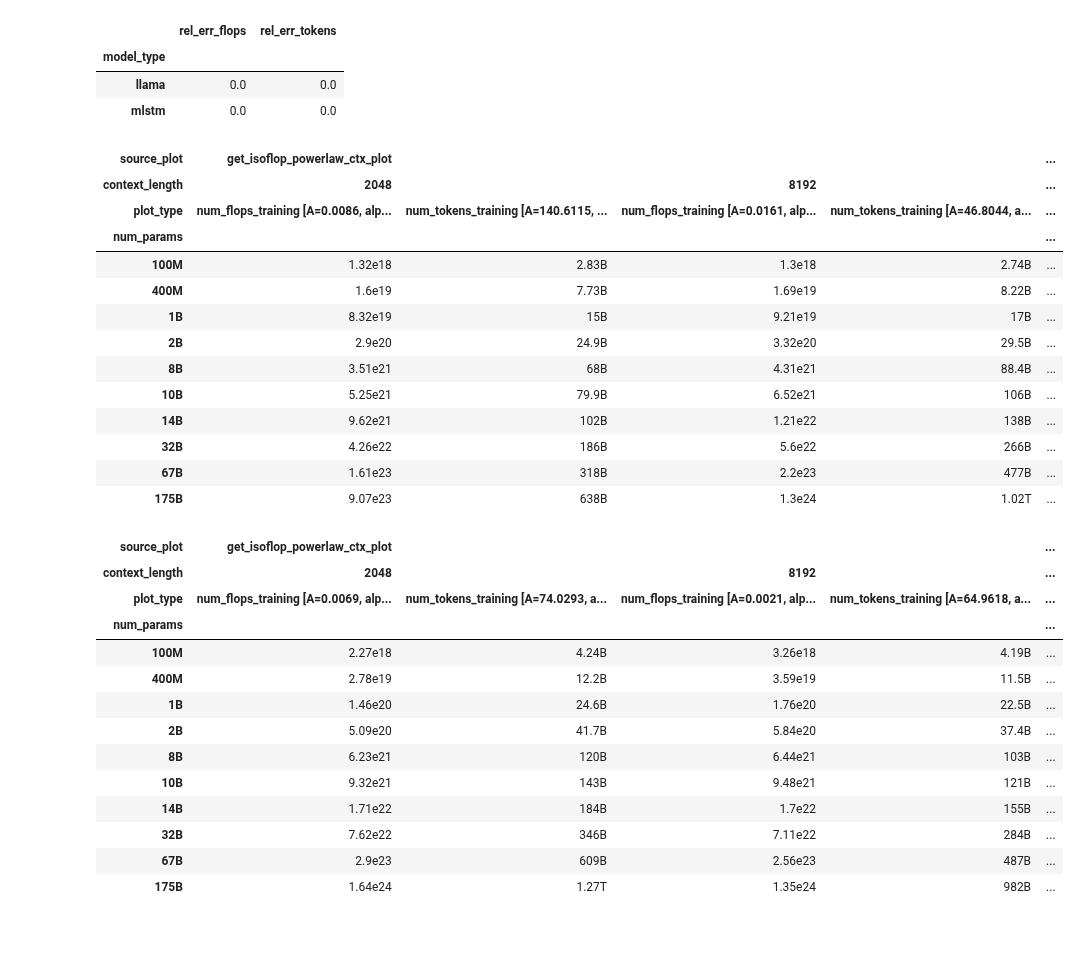
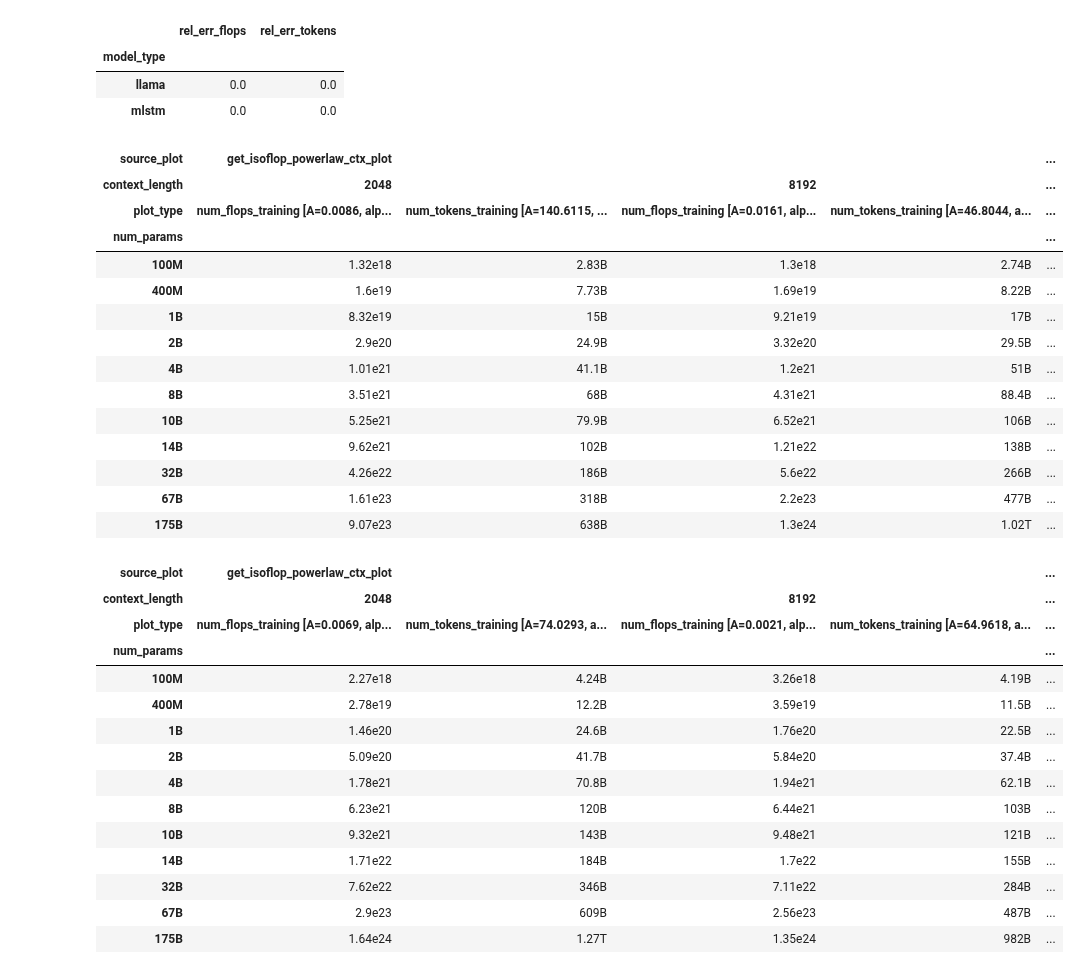
Before and after one commit to NX-AI/xlstm_scaling_laws, a Jupyter notebook: notebooks/optimal_flop_param_token_tables.ipynb, the cells around one changed output. Cells and saved outputs as stored; diff of their text form; code cells hidden in the pictures; blank space fills up the shorter version.

```diff
--- a/notebooks/optimal_flop_param_token_tables.ipynb
+++ b/notebooks/optimal_flop_param_token_tables.ipynb
@@ -637,6 +243,6 @@ def estimate_optimal_flops_tokens_table(
 # %%
 estimated_optimal_flops_training_tokens_df_mlstm = estimate_optimal_flops_tokens_table(
-    model_params=[100e6, 400e6, 1e9, 2e9, 8e9, 10e9, 14e9, 32e9, 67e9, 175e9],
+    model_params=[100e6, 400e6, 1e9, 2e9, 4e9, 8e9, 10e9, 14e9, 32e9, 67e9, 175e9],
     model_type="mlstm",
 )
 estimated_optimal_flops_training_tokens_df_mlstm
@@ -1188,19 +386,21 @@ def format_estimated_table_with_fit_params_v2(
 # %%
-formatted_with_fit_params_v2_mlstm = format_estimated_table_with_fit_params_v2(
+# mLSTM
+formatted_with_fit_params_v2_mlstm = format_estimated_table_with_fit_params(
     estimates_df=estimated_optimal_flops_training_tokens_df_mlstm,
     scaling_params_df=scaling_law_params_df,
     model_type="mlstm",
 )
 formatted_with_fit_params_v2_mlstm
 # %% [output]
 | source_plot | get_isoflop_powerlaw_ctx_plot |  |  |  | ... |
 | context_length | 2048 |  | 8192 |  | ... |
 | plot_type | num_flops_training [A=0.0086, alp... | num_tokens_training [A=140.6115, ... | num_flops_training [A=0.0161, alp... | num_tokens_training [A=46.8044, a... | ... |
 | num_params |  |  |  |  | ... |
 | 100M | 1.32e18 | 2.83B | 1.3e18 | 2.74B | ... |
 | 400M | 1.6e19 | 7.73B | 1.69e19 | 8.22B | ... |
 | 1B | 8.32e19 | 15B | 9.21e19 | 17B | ... |
 | 2B | 2.9e20 | 24.9B | 3.32e20 | 29.5B | ... |
+| 4B | 1.01e21 | 41.1B | 1.2e21 | 51B | ... |
 | 8B | 3.51e21 | 68B | 4.31e21 | 88.4B | ... |
 | 10B | 5.25e21 | 79.9B | 6.52e21 | 106B | ... |
 | 14B | 9.62e21 | 102B | 1.21e22 | 138B | ... |
@@ -1208,7 +408,8 @@ formatted_with_fit_params_v2_mlstm
 | 67B | 1.61e23 | 318B | 2.2e23 | 477B | ... |
 | 175B | 9.07e23 | 638B | 1.3e24 | 1.02T | ... |
 # %%
-formatted_with_fit_params_v2_llama = format_estimated_table_with_fit_params_v2(
+# Transformer
+formatted_with_fit_params_v2_llama = format_estimated_table_with_fit_params(
     estimates_df=estimated_optimal_flops_training_tokens_df_llama,
     scaling_params_df=scaling_law_params_df,
     model_type="llama",
@@ -1223,6 +424,7 @@ formatted_with_fit_params_v2_llama
 | 400M | 2.78e19 | 12.2B | 3.59e19 | 11.5B | ... |
 | 1B | 1.46e20 | 24.6B | 1.76e20 | 22.5B | ... |
 | 2B | 5.09e20 | 41.7B | 5.84e20 | 37.4B | ... |
+| 4B | 1.78e21 | 70.8B | 1.94e21 | 62.1B | ... |
 | 8B | 6.23e21 | 120B | 6.44e21 | 103B | ... |
 | 10B | 9.32e21 | 143B | 9.48e21 | 121B | ... |
 | 14B | 1.71e22 | 184B | 1.7e22 | 155B | ... |
```
Also changed, not shown: parts of 16 cells of this notebook, 1 other file.
